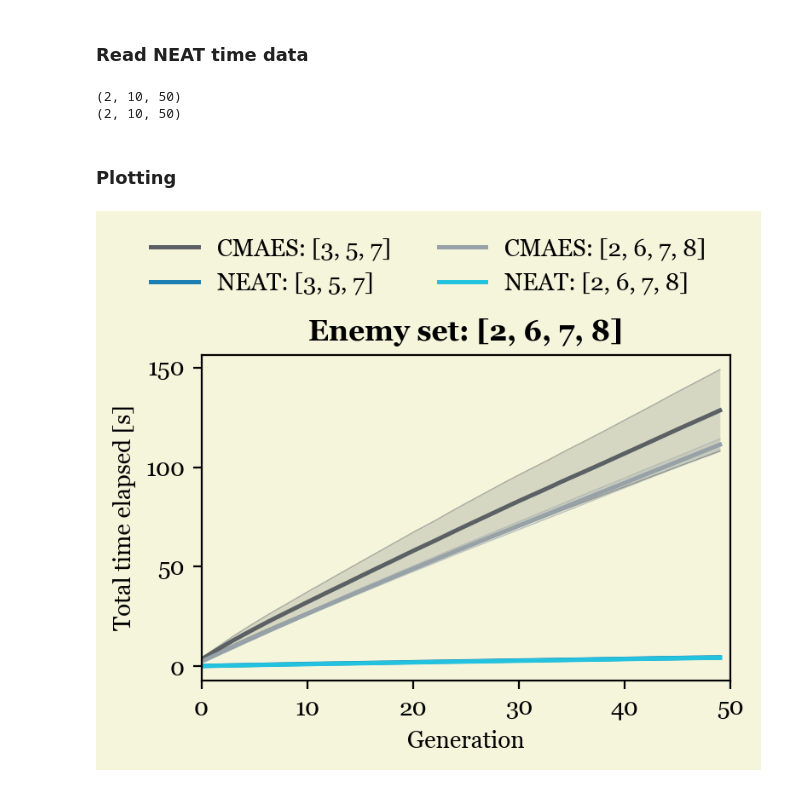
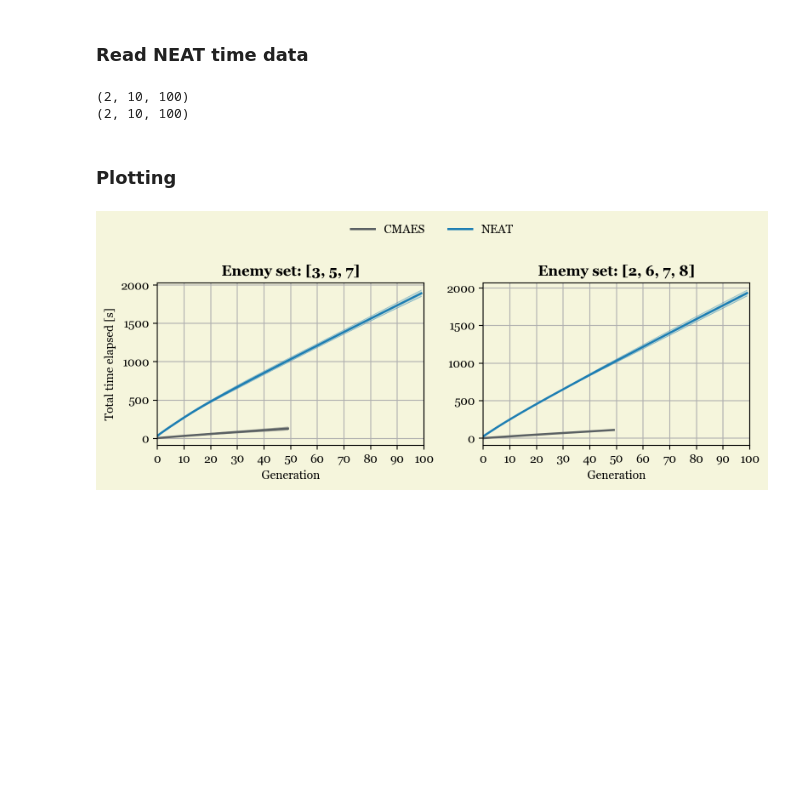
Before and after one commit to jonas4climate/evoman_ec, a Jupyter notebook: generalist_visualization.ipynb, the cells around one changed output. Drawn from its saved outputs; the diff is of its cells as text; code cells hidden in the pictures; blank space fills up the shorter version.

Commit message:
Time efficiency plot (todo: code cleaning, fix x-axis on the plot)

```diff
--- a/generalist_visualization.ipynb
+++ b/generalist_visualization.ipynb
@@ -159,12 +160,12 @@ for i in range(2):
     # line4 = axes[i].errorbar(range(NGEN), np.mean(cmaes_max[i], axis=0), yerr=np.std(cmaes_max[i], axis=0), alpha=0.6, lw=1.2, color="darkblue", label="CMAES max")
     # line5 = axes[i].errorbar(range(NGEN), np.mean(cmaes_hof[i], axis=0), yerr=np.std(cmaes_hof[i], axis=0), alpha=0.6, lw=1.2, color="green", label="CMAES HOF-max")
 
-    line3 = plot_mean_with_sd(axes[i], range(NGEN), np.mean(cmaes_mean[i], axis=0), np.std(cmaes_mean[i], axis=0), color="#5a6063", label="CMAES-mean")
+    line3 = plot_mean_with_sd(axes[i], range(50), np.mean(cmaes_mean[i], axis=0), np.std(cmaes_mean[i], axis=0), color="#5a6063", label="CMAES-mean")
     # line4 = plot_mean_with_sd(axes[i], range(NGEN), np.mean(cmaes_max[i], axis=0), np.std(cmaes_max[i], axis=0), color="#565759", label="CMAES-max")
-    line4 = plot_mean_with_sd(axes[i], range(NGEN), np.mean(cmaes_hof[i], axis=0), np.std(cmaes_hof[i], axis=0), color="#97a2a8", label="CMAES HOF-max")
+    line4 = plot_mean_with_sd(axes[i], range(50), np.mean(cmaes_hof[i], axis=0), np.std(cmaes_hof[i], axis=0), color="#97a2a8", label="CMAES HOF-max")
 
-    line1 = plot_mean_with_sd(axes[i], range(NGEN), np.mean(neat_mean[i], axis=0), np.std(neat_mean[i], axis=0), color="#1d7eb3", label="NEAT-mean")
-    line2 = plot_mean_with_sd(axes[i], range(NGEN), np.mean(neat_max[i], axis=0), np.std(neat_max[i], axis=0), color="#23c2de", label="NEAT-max")
+    line1 = plot_mean_with_sd(axes[i], range(100), np.mean(neat_mean[i], axis=0), np.std(neat_mean[i], axis=0), color="#1d7eb3", label="NEAT-mean")
+    line2 = plot_mean_with_sd(axes[i], range(100), np.mean(neat_max[i], axis=0), np.std(neat_max[i], axis=0), color="#23c2de", label="NEAT-max")
 
     if i == 0:
         lines.extend([line1, line2, line3, line4])
@@ -262,8 +263,8 @@ print(cmaes_cumtime.shape)
 ### Read NEAT time data
 # %%
 neat_time = np.array([
-    np.load(os.path.join(NEAT_DATAPATH, "set_1", "all_times_elapsedstatic.npy"))[:,:NGEN],
-    np.load(os.path.join(NEAT_DATAPATH, "set_2", "all_times_elapsedstatic.npy"))[:,:NGEN]
+    np.load(os.path.join(NEAT_DATAPATH, "set_1", "all_times_elapsedstatic.npy")),
+    np.load(os.path.join(NEAT_DATAPATH, "set_2", "all_times_elapsedstatic.npy"))
 ])
 
 # Normalize to miliseconds
@@ -274,45 +275,45 @@ print(neat_time.shape)
 neat_cumtime = np.cumsum(neat_time, axis=2)
 print(neat_cumtime.shape)
 # %% [output]
-(2, 10, 50)
-(2, 10, 50)
+(2, 10, 100)
+(2, 10, 100)
 # %% [markdown]
 ### Plotting
 # %%
-fig, axis = plt.subplots(1, 1, figsize=(4, 3), dpi=200)
+fig, axes = plt.subplots(1, 2, figsize=(8, 3), dpi=200)
 fig.patch.set_facecolor('beige')
 
 # Plot formatting
 for (i, enemy_set) in enumerate([ENEMY_SET_1, ENEMY_SET_2]):
     # axes[i].set_ylim(-20, 115)
     # axes[i].set_yticks(np.arange(-20, 101, 20))
 
-    axis.set_facecolor('beige')
+    axes[i].set_facecolor('beige')
 
     if i == 0:
-        axis.set_ylabel("Total time elapsed [s]")
+        axes[i].set_ylabel("Total time elapsed [s]")
 
-    axis.set_xlim(0, NGEN)
-    axis.set_xticks(np.arange(0, NGEN + 1, 10))
-    axis.set_xlabel("Generation")
-    axis.set_title(f"Enemy set: {enemy_set}", weight="bold")
-    axis.grid()
+    axes[i].set_xlim(0, NGEN)
+    axes[i].set_xticks(np.arange(0, 101, 10))
+    axes[i].set_xlabel("Generation")
+    axes[i].set_title(f"Enemy set: {enemy_set}", weight="bold")
+    axes[i].grid()
 
 lines = []
 labels = []
 
-line1 = plot_mean_with_sd(axis, range(NGEN), np.mean(cmaes_cumtime[0], axis=0), np.std(cmaes_cumtime[0], axis=0), color="#5a6063", label=f"CMAES: {ENEMY_SET_1}")
-line2 = plot_mean_with_sd(axis, range(NGEN), np.mean(neat_cumtime[0], axis=0), np.std(neat_cumtime[0], axis=0), color="#1d7eb3", label=f"NEAT: {ENEMY_SET_1}")
+for (i, enemy_set) in enumerate([ENEMY_SET_1, ENEMY_SET_2]):
 
-line3 = plot_mean_with_sd(axis, range(NGEN), np.mean(cmaes_cumtime[1], axis=0), np.std(cmaes_cumtime[1], axis=0), color="#97a2a8", label=f"CMAES: {ENEMY_SET_2}")
-line4 = plot_mean_with_sd(axis, range(NGEN), np.mean(neat_cumtime[1], axis=0), np.std(neat_cumtime[1], axis=0), color="#23c2de", label=f"NEAT: {ENEMY_SET_2}")
+    line1 = plot_mean_with_sd(axes[i], range(50), np.mean(cmaes_cumtime[i], axis=0), np.std(cmaes_cumtime[i], axis=0), color="#5a6063", label=f"CMAES: {ENEMY_SET_2}")
+    line2 = plot_mean_with_sd(axes[i], range(100), np.mean(neat_cumtime[i], axis=0), np.std(neat_cumtime[i], axis=0), color="#1d7eb3", label=f"NEAT: {ENEMY_SET_2}")
 
-lines.extend([line1, line2, line3, line4])
-labels.extend([f"CMAES: {ENEMY_SET_1}", f"NEAT: {ENEMY_SET_1}", f"CMAES: {ENEMY_SET_2}", f"NEAT: {ENEMY_SET_2}"])
+    if i == 0:
+        lines.extend([line1, line2])
+        labels.extend([f"CMAES", f"NEAT"])
 
 fig.tight_layout(rect=[0, 0, 1, 0.95])
 fig.legend(lines, labels, loc='upper center', ncol=2, bbox_to_anchor=(0.5, 1.10), fontsize=10, frameon=False)
 # fig.savefig("figures/convergence.png", dpi=400)
 plt.show()
 # %% [output]
-[figure, old version]
+[figure, new version]
```
Also changed, not shown: parts of 11 cells of this notebook.
